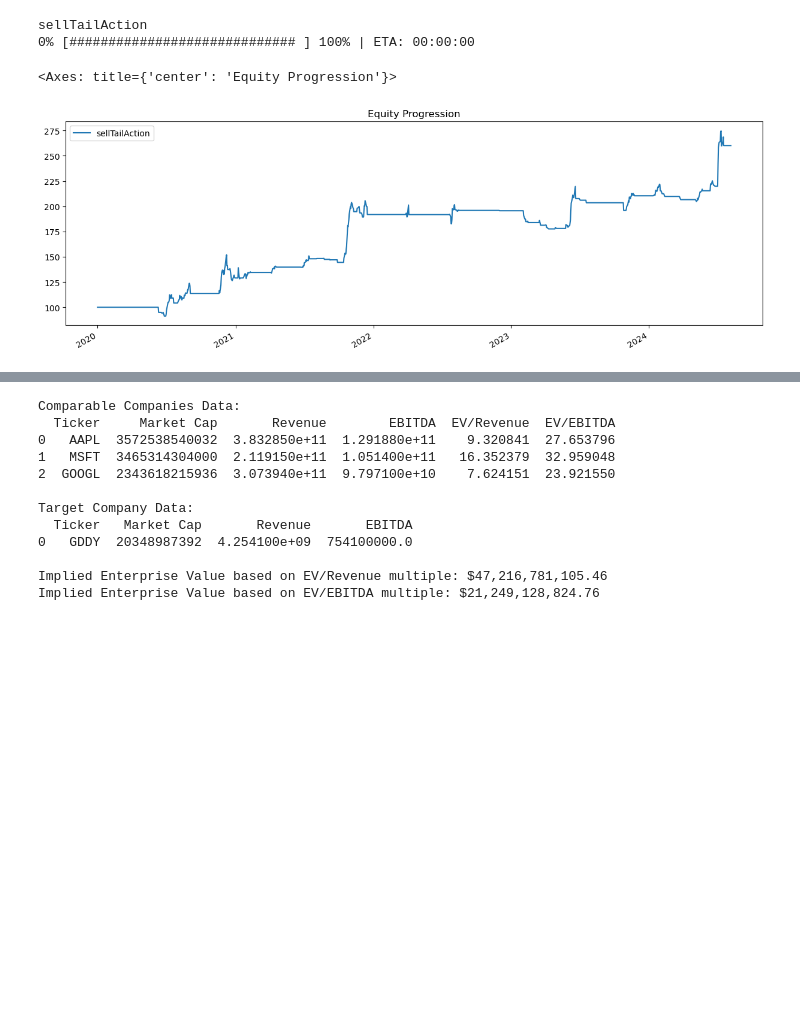
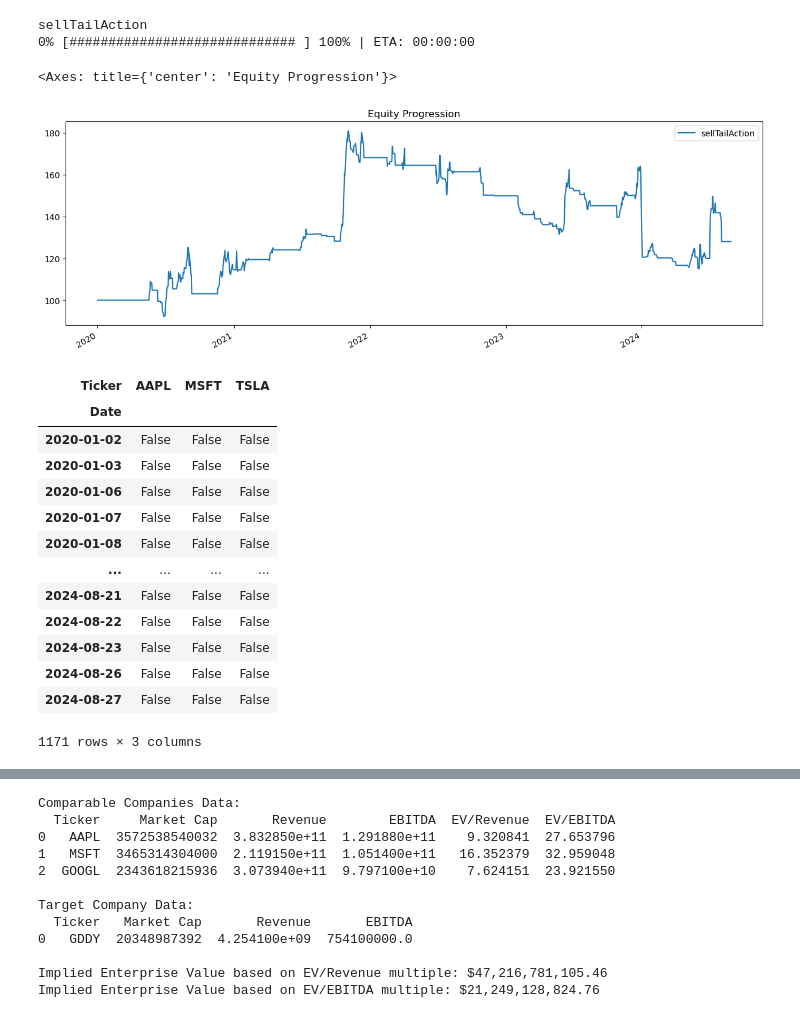
Before and after one commit to ab123-bruh/fund_temp, a Jupyter notebook: mvtest.ipynb, the cells around one changed output, grey strips where cells are left out. Cells and saved outputs as stored; diff of their text form; code cells hidden in the pictures; blank space fills up the shorter version.

```diff
--- a/mvtest.ipynb
+++ b/mvtest.ipynb
@@ -81,7 +100,7 @@ plt.show()
 import bt
 
 strat2 = bt.Strategy('sellTailAction', [bt.algos.SelectWhere(sell_signal),
-                                        bt.algos.RunAfterDays(50),
+                                        bt.algos.RunAfterDays(window),
                                        bt.algos.WeighEqually(),
                                        bt.algos.Rebalance()])
 
@@ -94,7 +113,24 @@ res.plot()
 sellTailAction
 0% [############################# ] 100% | ETA: 00:00:00
 <Axes: title={'center': 'Equity Progression'}>
-[figure, old version]
+[figure, new version]
+# %%
+sell_signal
+# %% [output]
+| Ticker | AAPL | MSFT | TSLA |
+| Date |  |  |  |
+| 2020-01-02 | False | False | False |
+| 2020-01-03 | False | False | False |
+| 2020-01-06 | False | False | False |
+| 2020-01-07 | False | False | False |
+| 2020-01-08 | False | False | False |
+| ... | ... | ... | ... |
+| 2024-08-21 | False | False | False |
+| 2024-08-22 | False | False | False |
+| 2024-08-23 | False | False | False |
+| 2024-08-26 | False | False | False |
+| 2024-08-27 | False | False | False |
+1171 rows × 3 columns
 # %%
 strat1 = bt.Strategy('buyTailAction', [bt.algos.SelectWhere(buy_signal),
                                        bt.algos.RunAfterDays(window),
```
Also changed, not shown: parts of 10 cells of this notebook, 3 other files.
